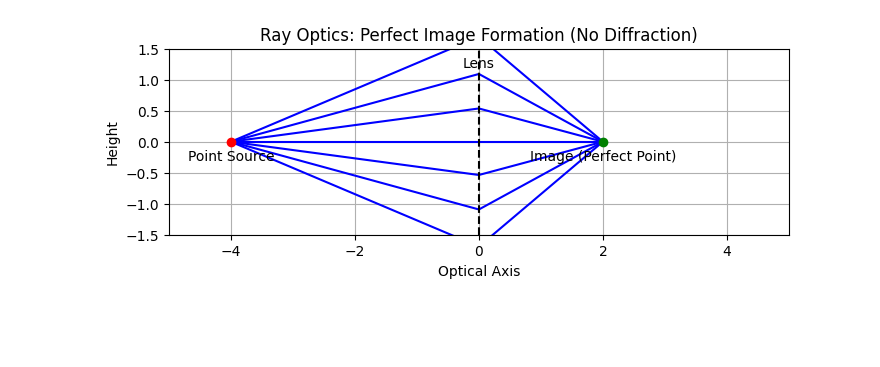
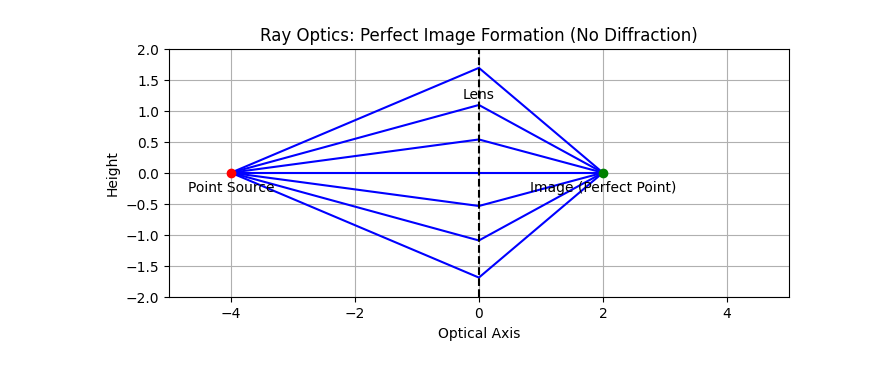
Before and after one commit to abdullah-qal/optics-project, a Jupyter notebook: code/1_perfect_focus.ipynb, the cells around one changed output. Saved outputs shown, nothing was run; the diff lists cells and outputs as text; code cells hidden in the pictures; blank space fills up the shorter version.

```diff
--- a/code/1_perfect_focus.ipynb
+++ b/code/1_perfect_focus.ipynb
@@ -7,32 +7,32 @@ def ray_optics_perfect_focus():
     lens_x = 0
     f = 2
     source_x = -4
     source_y = 0
 
     for angle in np.linspace(-0.4, 0.4, 7):
         slope = np.tan(angle)
         lens_y = slope * (lens_x - source_x)
         image_x = lens_x + f
         image_y = 0
         ax.plot([source_x, lens_x, image_x], [source_y, lens_y, image_y], 'b')
 
     ax.axvline(x=lens_x, color='black', linestyle='--')
     ax.text(lens_x, 1.2, 'Lens', ha='center')
 
     ax.plot(source_x, source_y, 'ro')
     ax.text(source_x, -0.3, 'Point Source', ha='center')
     ax.plot(image_x, image_y, 'go')
     ax.text(image_x, -0.3, 'Image (Perfect Point)', ha='center')
 
     ax.set_title("Ray Optics: Perfect Image Formation (No Diffraction)")
     ax.set_xlim(-5, 5)
-    ax.set_ylim(-1.5, 1.5)
+    ax.set_ylim(-2, 2)
     ax.set_aspect('equal')
     ax.set_xlabel('Optical Axis')
     ax.set_ylabel('Height')
     plt.grid(True)
     plt.show()
 
 ray_optics_perfect_focus()
 # %% [output]
-[figure, old version]
+[figure, new version]
```
Also changed, not shown: 8 other files.
